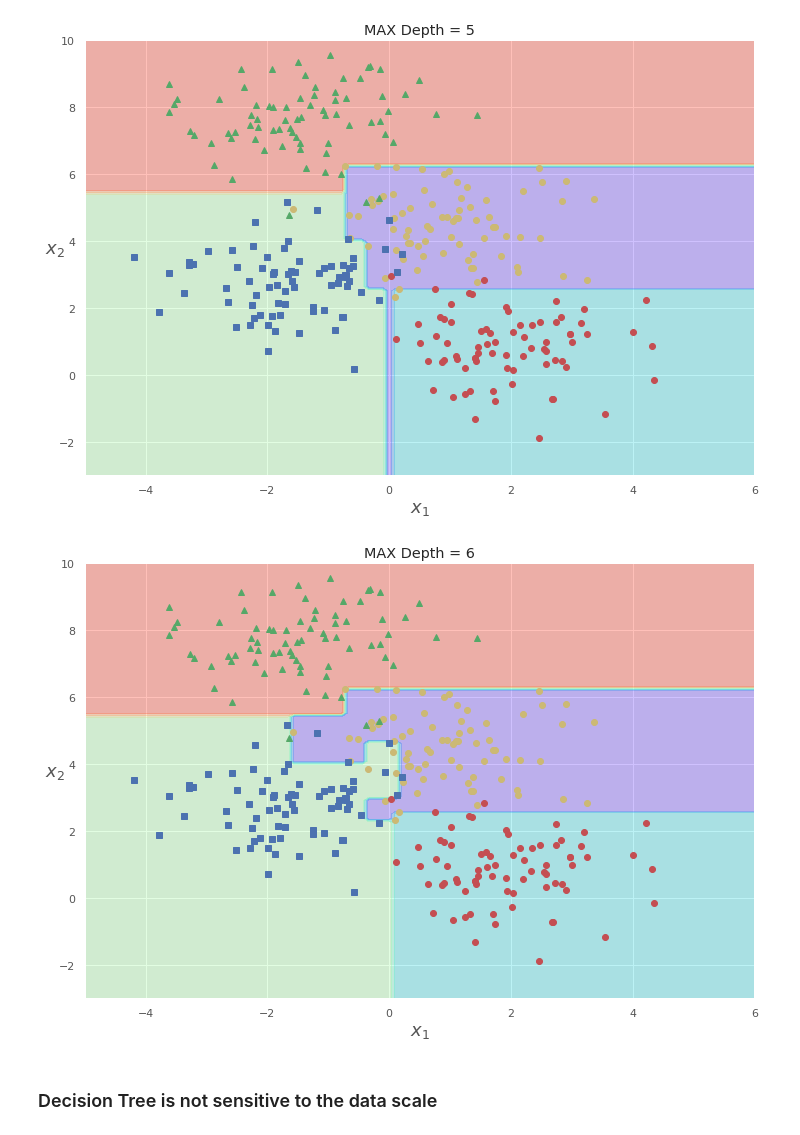
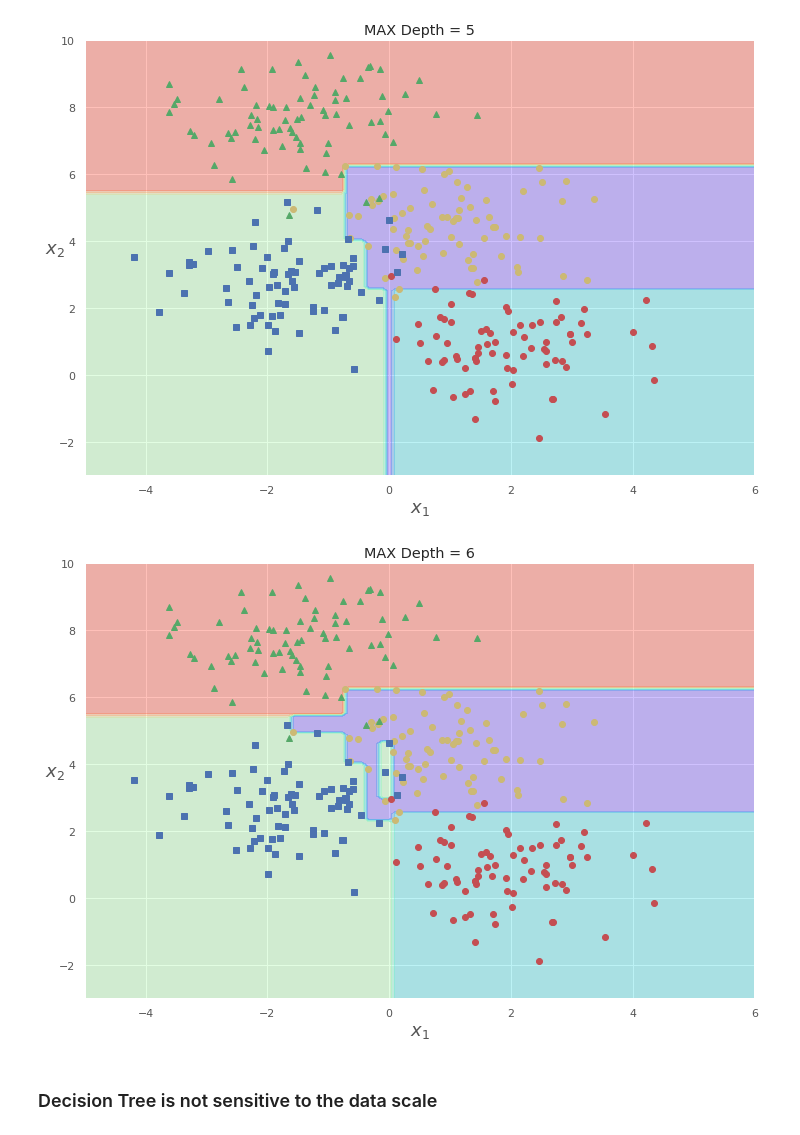
Before and after one commit to wrk1231/DataAnalysis-ML, a Jupyter notebook: Decision Tree.ipynb, the cells around one changed output. Cells and saved outputs as stored; diff of their text form; code cells hidden in the pictures.

```diff
--- a/Decision Tree.ipynb
+++ b/Decision Tree.ipynb
@@ -203,11 +204,11 @@ plt.title('MAX Depth = 5');
 # %% [output]
 [figure]
 # %%
-tree_depth6 = DecisionTreeClassifier(max_depth=6).fit(X, y)
+tree_depth6 = DecisionTreeClassifier(max_depth=30).fit(X, y)
 plot_decision_boundary(tree_depth6, X, y,[-5,6,-3,10])
 plt.title('MAX Depth = 6');
 # %% [output]
-[figure, old version]
+[figure, new version]
 # %% [markdown]
 ### Decision Tree is not sensitive to the data scale
 # %%
```
Also changed, not shown: parts of 4 cells of this notebook.
